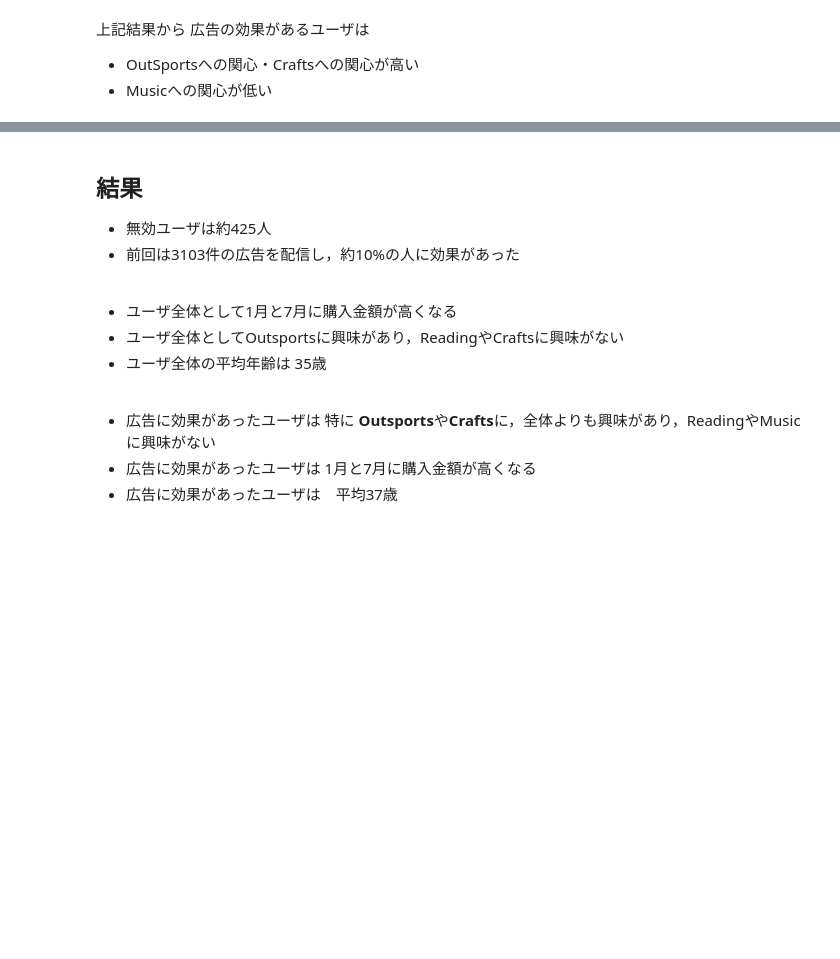
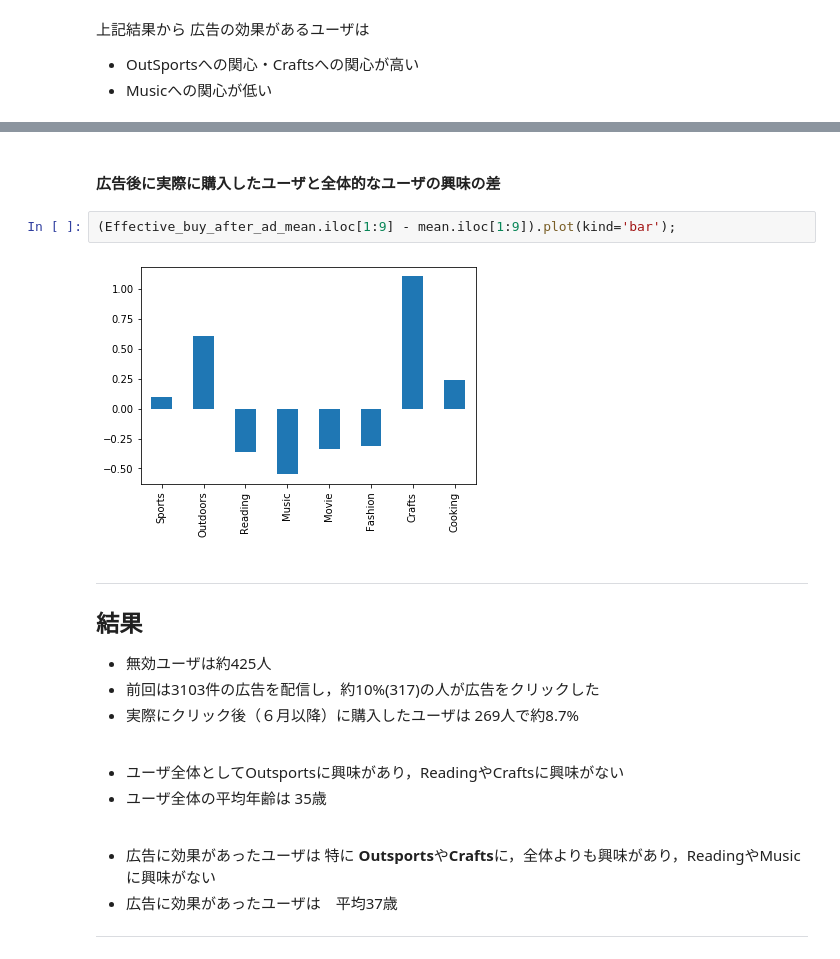
Before and after one commit to shin-shin-01/data-science, a Jupyter notebook: project1/project1.ipynb, the cells around one changed output, grey strips where cells are left out. Saved outputs shown, nothing was run; the diff lists cells and outputs as text; blank space fills up the shorter version.

```diff
--- a/project1/project1.ipynb
+++ b/project1/project1.ipynb
@@ -323,16 +388,24 @@ Effective_month_sum = Effective_month_sum / Effective_month_sum.sum() * 100
+# %% [markdown]
+#### 広告後に実際に購入したユーザと全体的なユーザの興味の差
+# %%
+(Effective_buy_after_ad_mean.iloc[1:9] - mean.iloc[1:9]).plot(kind='bar');
+# %% [output]
+[figure, added]
 # %% [markdown]
+---
+
 ## 結果
 * 無効ユーザは約425人
-* 前回は3103件の広告を配信し，約10%の人に効果があった
-
+* 前回は3103件の広告を配信し，約10%(317)の人が広告をクリックした
+* 実際にクリック後（６月以降）に購入したユーザは 269人で約8.7%
 <br>
 
-* ユーザ全体として1月と7月に購入金額が高くなる
 * ユーザ全体としてOutsportsに興味があり，ReadingやCraftsに興味がない
 * ユーザ全体の平均年齢は 35歳
 
 <br>
 
 * 広告に効果があったユーザは 特に **Outsports**や**Crafts**に，全体よりも興味があり，ReadingやMusicに興味がない
-* 広告に効果があったユーザは 1月と7月に購入金額が高くなる
 * 広告に効果があったユーザは　平均37歳
+
+---
```
Also changed, not shown: parts of 50 cells of this notebook.
